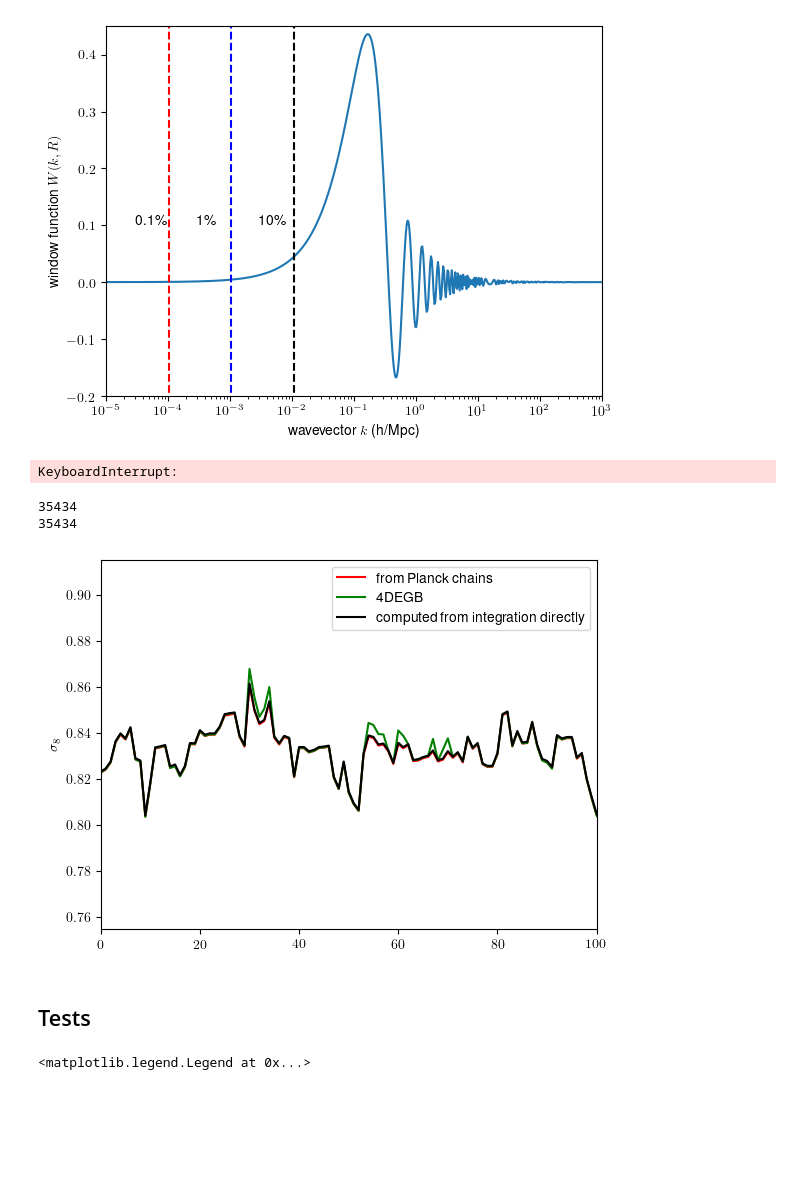
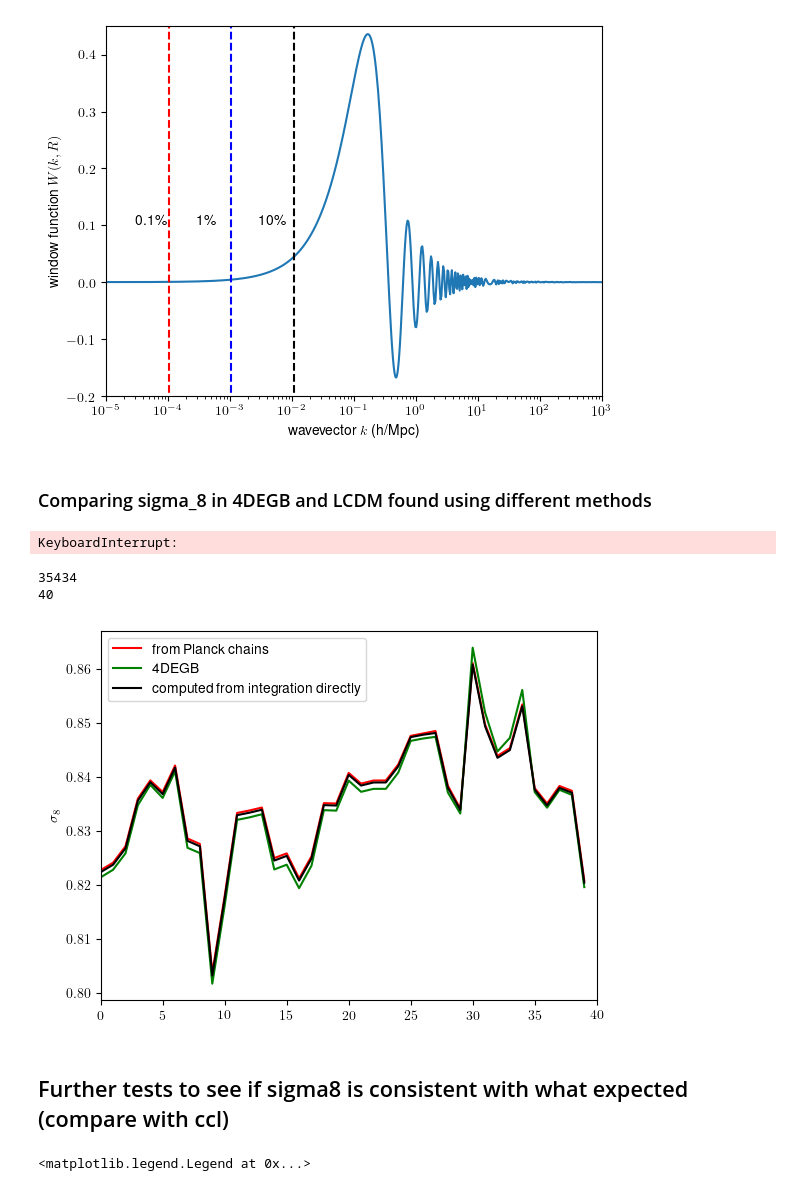
Before and after one commit to CarolaZano/4DEGB-tests, a Jupyter notebook: growth_rate/4DEGB_growthrate_zeroalpha-correctBC-no_k_approx-2015results.ipynb, the cells around one changed output. Saved outputs shown, nothing was run; the diff lists cells and outputs as text; code cells hidden in the pictures; blank space fills up the shorter version.

```diff
--- a/growth_rate/4DEGB_growthrate_zeroalpha-correctBC-no_k_approx-2015results.ipynb
+++ b/growth_rate/4DEGB_growthrate_zeroalpha-correctBC-no_k_approx-2015results.ipynb
@@ -394,0 +519,27 @@ error in k_simga8 =  87.26760455264838 %
+# %%
+k = np.logspace(-8,1,200)*3e3
+soln_4degb = (solve_for_growth(np.array([1/1101,1]), cosmo, k)[0].T[0])
+#print(solve_for_growth(np.array([1/1101,1]), cosmo, [3,3])[0])
+soln_LCDM = (solve_for_growth(np.array([1/1101,1]), cosmo_LCDM_array, k)[0].T[0])
+
+epsilon = ((soln_4degb/(1101*(-2*k**2/1101**2 - 6*Easquared(1/1101,cosmo)**2 + 12*1e-5)) \
+      - soln_LCDM/(1101*(-2*k**2/1101**2 - 6*Easquared(1/1101,cosmo)**2)))/\
+      ((soln_LCDM/(1101*(-2*k**2/1101**2 - 6*Easquared(1/1101,cosmo)**2))) + 1/(2*k**2 + 6)))
+epsilon1 = ((soln_4degb/(1101*(2*k**2/1101**2 + 6*Easquared(1/1101,cosmo_pos)**2 + 12*1e-5)) \
+      - soln_LCDM/(1101*(2*k**2/1101**2 + 6*Easquared(1/1101,cosmo_pos)**2)))/\
+      ((soln_LCDM/(1101*(2*k**2/1101**2 + 6*Easquared(1/1101,cosmo_pos)**2))) - 1/(2*k**2 + 6)))
+
+#plt.plot(np.logspace(-8,1,200),soln_LCDM, label = "LCDM")
+#plt.plot(np.logspace(-8,1,200),soln_4degb, label = "4DEGB")
+plt.plot(np.logspace(-8,1,200),epsilon)
+#plt.plot(np.logspace(-8,1,200),epsilon1)
+#plt.plot(np.logspace(-8,1,200),1/(1101*(2*k**2/1101**2 + 6*Easquared(1/1101,cosmo_pos)**2 + 12*1e-5)))
+#plt.plot(np.logspace(-8,1,200),1/(1101*(2*k**2/1101**2 + 6*Easquared(1/1101,cosmo_pos)**2)))
+#plt.plot(np.logspace(-8,1,200), 1/(2*k**2 + 6))
+
+
+plt.legend()
+plt.xscale("log")
+plt.ylabel(r"$\epsilon$")
+plt.xlabel(r"$k (h/Mpc)$")
+#plt.savefig("Understanding_anisotropies1")
@@ -1185,7 +1320,7 @@ cosmo = ccl.core.Cosmology(Omega_c=cosmo1[0],
 
 k = np.logspace(-2,7,150) # in Mpc^-1
 # Decide on some coordinate times
-x = np.linspace( -10, 0 , 100)
+x = np.linspace( 0, -10 , 100)
 a = np.exp(x)
 
 cosmo_val = [cosmo1[0] , cosmo1[1], 0 ,Omg_r1 , 0]
@@ -1239,7 +1378,7 @@ Omg_r_LCDM = 2.47282e-5*1e4/H0**2
 cosmo = [w_c*1e4/H0**2 , w_b*1e4/H0**2, 0 ,Omg_r_actual , Omg_r - Omg_r_LCDM]
 
 # k range over which to integrate
-k_val = np.logspace(-5,2,300) # in Mpc^-1
+k_val = np.logspace(-2,4,300) # in Mpc^-1
 # Decide on some coordinate times
 a_val = np.array([1/1101,1])
 z_val = 1/a_val - 1
@@ -1256,7 +1395,7 @@ Omg_r_h2= (1 + (7/8) * (4/11)**(4/3)*(N_eff - 3.046))*2.47282e-5
 #simga8_z_LCDM = np.zeros((len(N_eff), len(a_val)))
 
 # FOR TESTING -- otherwise len(N_eff)
-N_iter = len(N_eff)
+N_iter = 40
 
 def parallelprocess(i):
     # Define 4DEGB cosmology
@@ -1275,9 +1414,9 @@ def parallelprocess(i):
     # Define LCDM cosmology
     cosmo_val_LCDM = [cosmo[0][i] , cosmo[1][i], cosmo[2] ,cosmo[3][i] , 0]
     # find soln 4DEGB
-    soln = solve_for_growth(a_val, cosmo_val, k_val*(3e5/100)/cosmoCCL["h"])[0].T
+    soln = solve_for_growth_SH(a_val, cosmo_val, k_val*(3e5/100)/cosmoCCL["h"])[0].T
     # find soln LCDM
-    soln_LCDM = solve_for_growth(a_val, cosmo_val_LCDM, k_val*(3e5/100)/cosmoCCL["h"])[0].T
+    soln_LCDM = solve_for_growth_SH(a_val, cosmo_val_LCDM, k_val*(3e5/100)/cosmoCCL["h"])[0].T
     # find sigma_8 predicted for 4DEGB and for LCDM (for comparison)
     return np.array([sc.integrate.trapz(k_val**2 *(soln_LCDM[0]/soln[0])**2* soln**2 *ccl.power.linear_matter_power(cosmoCCL, k_val, 1)*\
                            (3*sc.special.spherical_jn(1, k_val*8/cosmoCCL["h"], derivative=False)/(k_val*8/cosmoCCL["h"]))**2,\
@@ -1286,8 +1425,8 @@ def parallelprocess(i):
                            (3*sc.special.spherical_jn(1, k_val*8/cosmoCCL["h"], derivative=False)/(k_val*8/cosmoCCL["h"]))**2,\
                            x=k_val)/(2*np.pi**2)])
 
+# below we have the same process but with an integral over log k rather than k - works the same
 """
-# integral over log k - works the same
 def parallelprocess(i):
     # Define 4DEGB cosmology
     cosmo_val = [cosmo[0][i] , cosmo[1][i], cosmo[2] ,cosmo[3][i] , cosmo[4][i]]
@@ -1444,6 +1588,8 @@ print(area01*1e2/areaTot)
 99.99678924164287
 99.99996714350128
 [figure]
+# %% [markdown]
+### Comparing sigma_8 in 4DEGB and LCDM found using different methods
 # %%
 # find sigma_8 predicted from CCL
 
@@ -1473,22 +1619,22 @@ KeyboardInterrupt:
 # %%
 print(len(sigma8))
 print(len(sigma8_cut))
 #plt.plot(sigma_8CCL, "b", label = "computed using CCL")
 plt.plot(sigma8_cut, "r", label = "from Planck chains")
 plt.plot(simga8_z_4DEGB, "g", label = "4DEGB")
 plt.plot(simga8_z_LCDM, "k", label = "computed from integration directly")
 #plt.plot(simga8_z_LCDM/sigma_8CCL)
 #plt.ylim(0.5,1.1)
-plt.xlim(0,100)
+plt.xlim(0,40)
 plt.ylabel(r"$\sigma_8$")
 plt.legend()
 plt.show()
 # %% [output]
 35434
-35434
+40
-[figure, old version]
+[figure, new version]
 # %% [markdown]
-## Tests
+## Further tests to see if sigma8 is consistent with what expected (compare with ccl)
 # %%
 # TESTS
 
```
Also changed, not shown: parts of 56 cells of this notebook, 3 other files.
